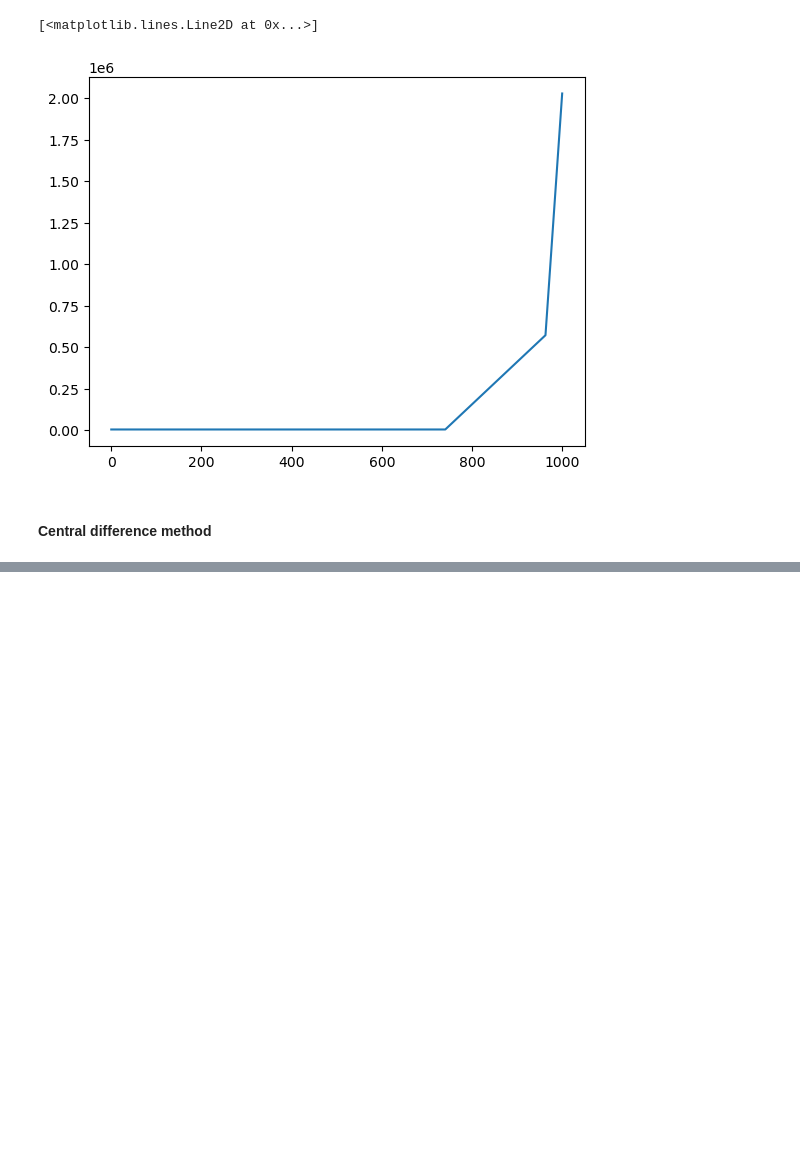
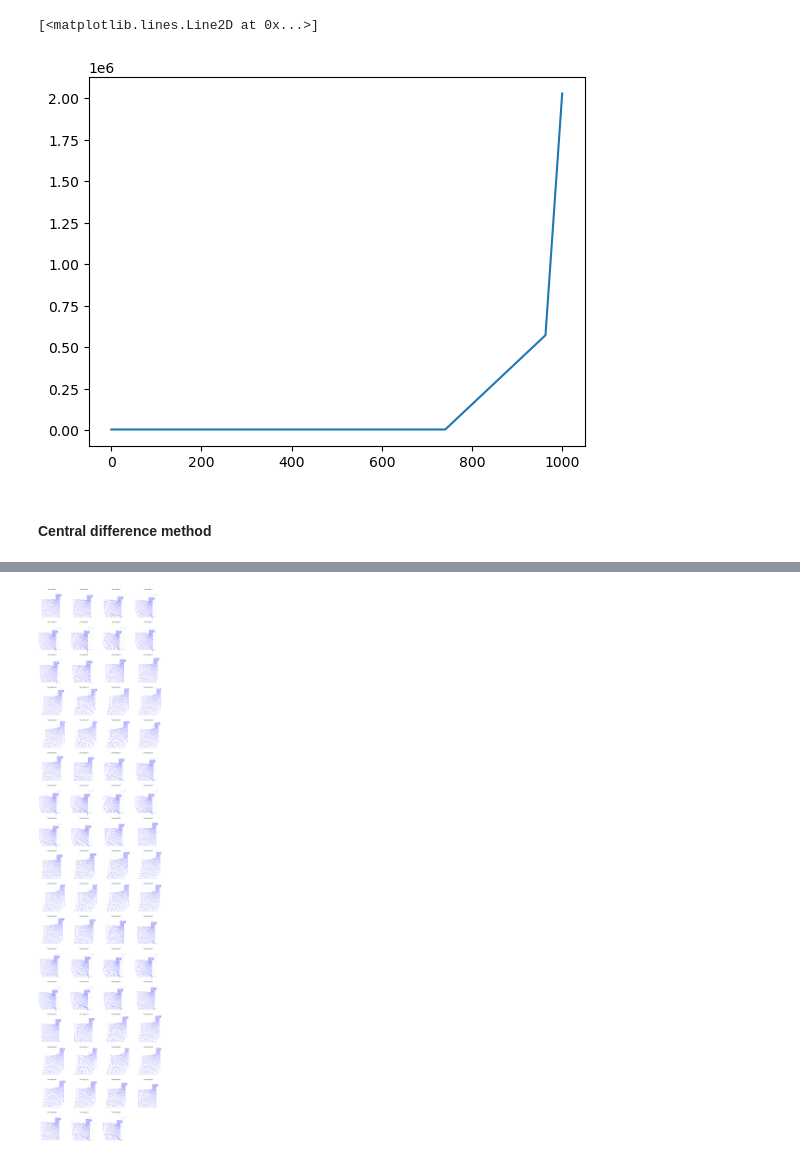
Before and after one commit to maxblw/CIEM4220_CM, a Jupyter notebook: model/1_model_definition.ipynb, the cells around one changed output, grey strips where cells are left out. Drawn from its saved outputs; the diff is of its cells as text; code cells hidden in the pictures; blank space fills up the shorter version.

Commit message:
Time dependency almost good

```diff
--- a/model/1_model_definition.ipynb
+++ b/model/1_model_definition.ipynb
@@ -322,15 +320,11 @@ plt.plot(x, array)
 K = csr_matrix(K)
 M = csr_matrix(M)
 
-dt = 0.1 # timestep
-T = 0.5 # total time
+dt = 0.3 # timestep
+T = 20 # total time
 time_steps = np.arange(0, T, dt)
 beta = 1/4
 gamma = 1/2
-
-u = np.zeros_like(f)
-v = np.zeros_like(f)
-a = linalg.spsolve(M, f - K @ u)  # initial acceleration
 
 U_history = [u.copy()]
 V_history = [v.copy()]
@@ -338,6 +332,7 @@ A_history = [a.copy()]
 
 print(type(f))
 print(f.shape)
+print(time_steps)
 # %% [output]
 <class 'numpy.ndarray'>
 (804,)
@@ -344,4 +344,10 @@ print(f.shape)
 # %%
+amplification = 10000
+
+u = np.zeros_like(f)
+v = np.zeros_like(f)
+a = linalg.spsolve(M, f - K @ u)  # initial acceleration
+
 K_eff = K + M / (beta * dt**2)
 K_eff = csr_matrix(K_eff)
 
@@ -367,4 +373,5 @@ for t in time_steps:
 
     # Update
     u, v, a = u_new, v_new, a_new
-    u_hist.append(u.copy())
+    u_resh = u.reshape((-1, 2)) * amplification
+    u_hist.append(u_resh.copy())
@@ -423,0 +378,36 @@ for t in time_steps:
+# %%
+# Set number of subplots (adjust cols/rows to your preference)
+num_steps = len(time_steps)
+cols = 4
+rows = int(np.ceil(num_steps / cols))
+
+fig, axes = plt.subplots(rows, cols, figsize=(4 * cols, 4 * rows))
+axes = axes.flatten()  # Flatten in case of 2D array
+
+for i in range(num_steps):
+    ax = axes[i]
+
+    # Reshape displacement
+    u_step = u_hist[i].reshape(points.shape)
+
+    # Deformed shape
+    deform = points + u_step
+
+    # Plot original and deformed mesh
+    ax.scatter(points[:, 0], points[:, 1], c='gray', s=5, alpha=0.1)
+    ax.scatter(deform[:, 0], deform[:, 1], c='blue', s=5, alpha=0.8)
+
+    ax.set_title(f'Time Step {i}')
+    ax.set_xlim(points[:, 0].min() - 2, points[:, 0].max() + 2)
+    ax.set_ylim(points[:, 1].min() - 2, points[:, 1].max() + 2)
+    ax.set_aspect('equal')
+    ax.axis('off')
+
+# Hide unused subplots if any
+for i in range(num_steps, len(axes)):
+    fig.delaxes(axes[i])
+
+plt.tight_layout()
+plt.show()
+# %% [output]
+[figure, added]
```
Also changed, not shown: parts of 5 cells of this notebook.
